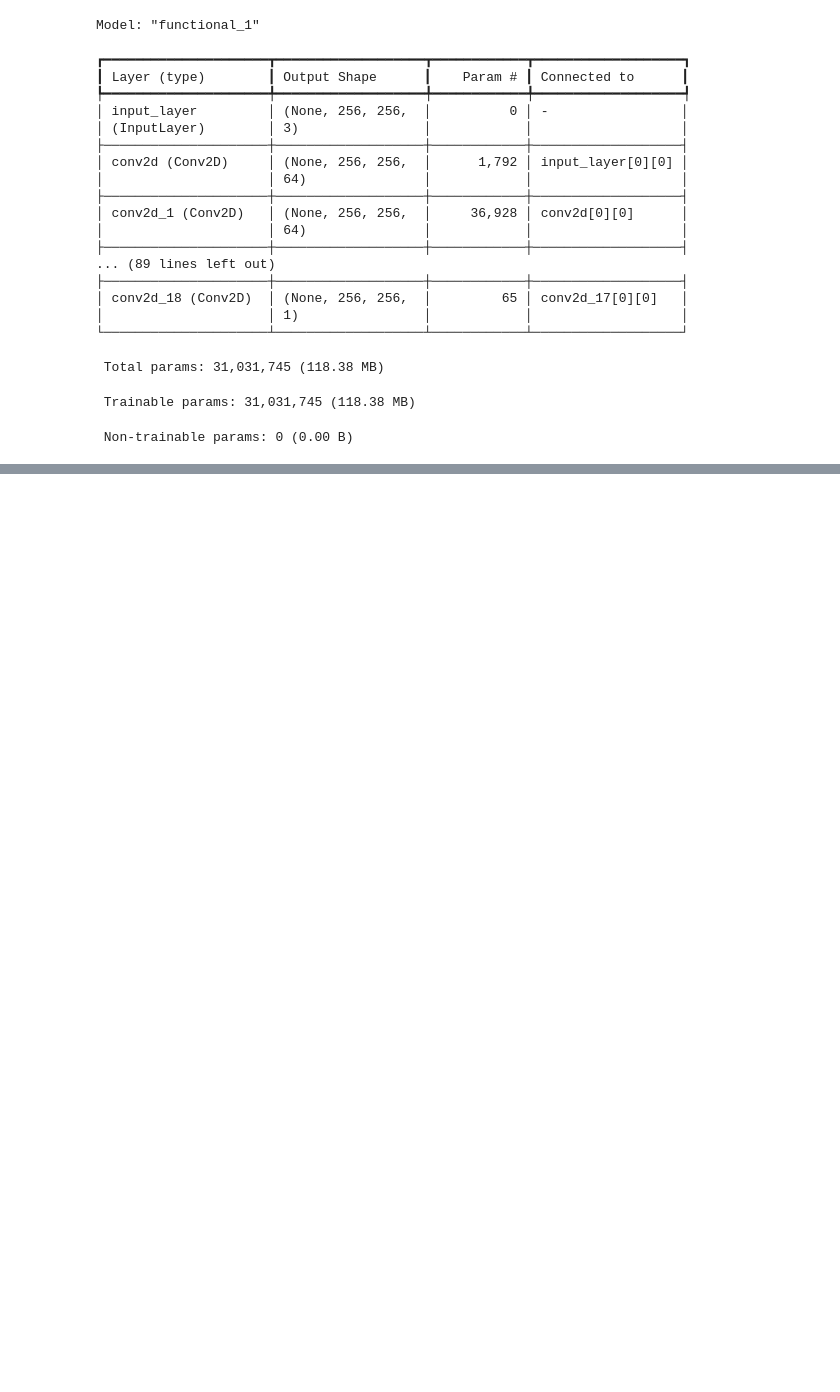
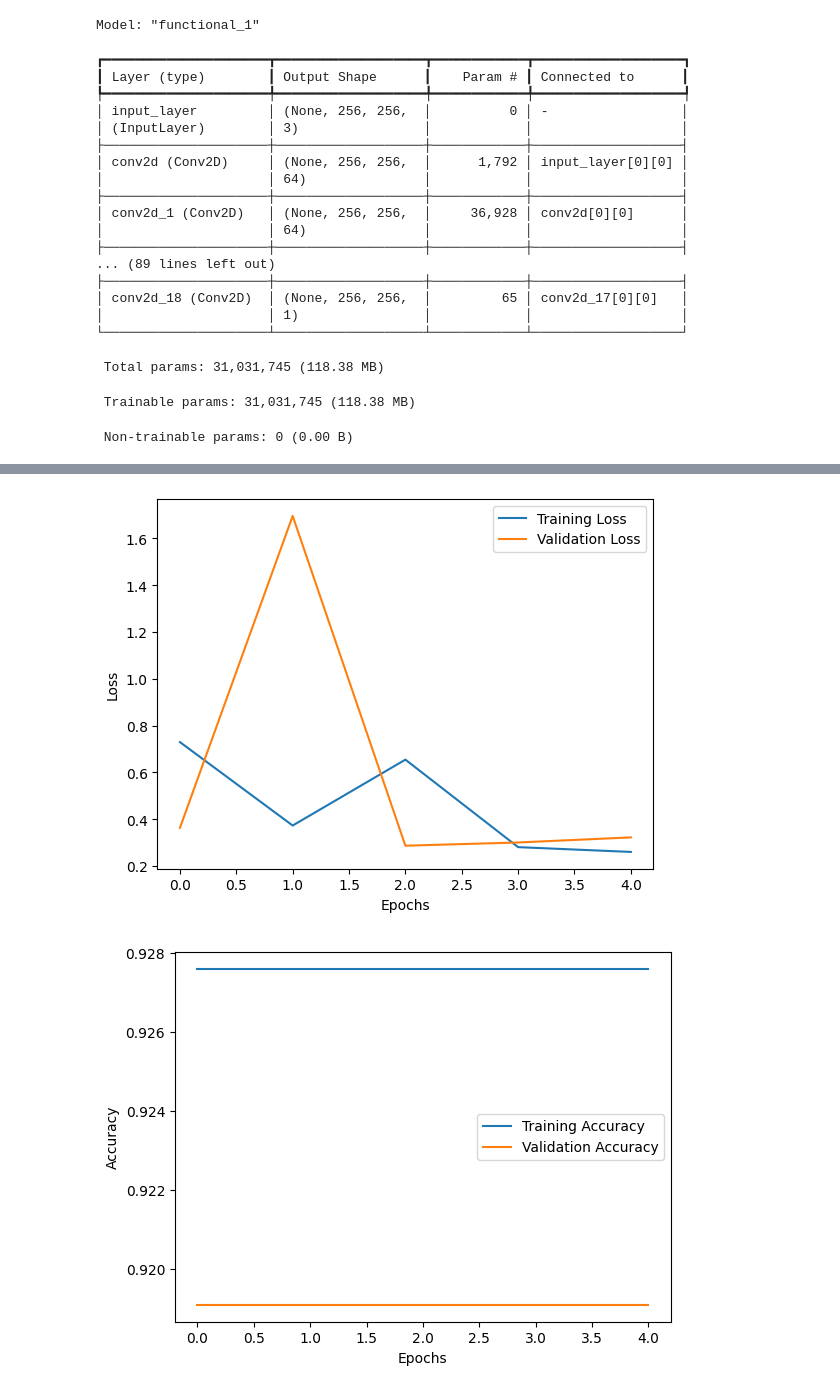
Before and after one commit to HaDock404/VisionTransport, a Jupyter notebook: train/Example/U-net/example_U-net.ipynb, the cells around one changed output, grey strips where cells are left out. Saved outputs shown, nothing was run; the diff lists cells and outputs as text; code cells hidden in the pictures; blank space fills up the shorter version.

Commit message:
U-net example binary classification

```diff
--- a/train/Example/U-net/example_U-net.ipynb
+++ b/train/Example/U-net/example_U-net.ipynb
@@ -87,0 +135,16 @@ Model: "functional_1"
+# %%
+# Normalisation des données
+X_train = images / 255.0
+X_val = images_val / 255.0
+y_train = masks / 255.0
+y_val = masks_val / 255.0
+
+# Définition du modèle
+input_shape = (256, 256, 3)
+model = unet_model(input_shape)
+
+# Compilation du modèle
+model.compile(optimizer=Adam(), loss=BinaryCrossentropy(), metrics=['accuracy'])
+
+# Entraînement du modèle
+history = model.fit(X_train, y_train, validation_data=(X_val, y_val), batch_size=32, epochs=5, verbose=1)
@@ -87,0 +162,17 @@ Model: "functional_1"
+# %%
+plt.plot(history.history['loss'], label='Training Loss')
+plt.plot(history.history['val_loss'], label='Validation Loss')
+plt.xlabel('Epochs')
+plt.ylabel('Loss')
+plt.legend()
+plt.show()
+
+plt.plot(history.history['accuracy'], label='Training Accuracy')
+plt.plot(history.history['val_accuracy'], label='Validation Accuracy')
+plt.xlabel('Epochs')
+plt.ylabel('Accuracy')
+plt.legend()
+plt.show()
+# %% [output]
+[figure, added]
+[figure, added]
```
Also changed, not shown: parts of 6 cells of this notebook, 3 other files.
